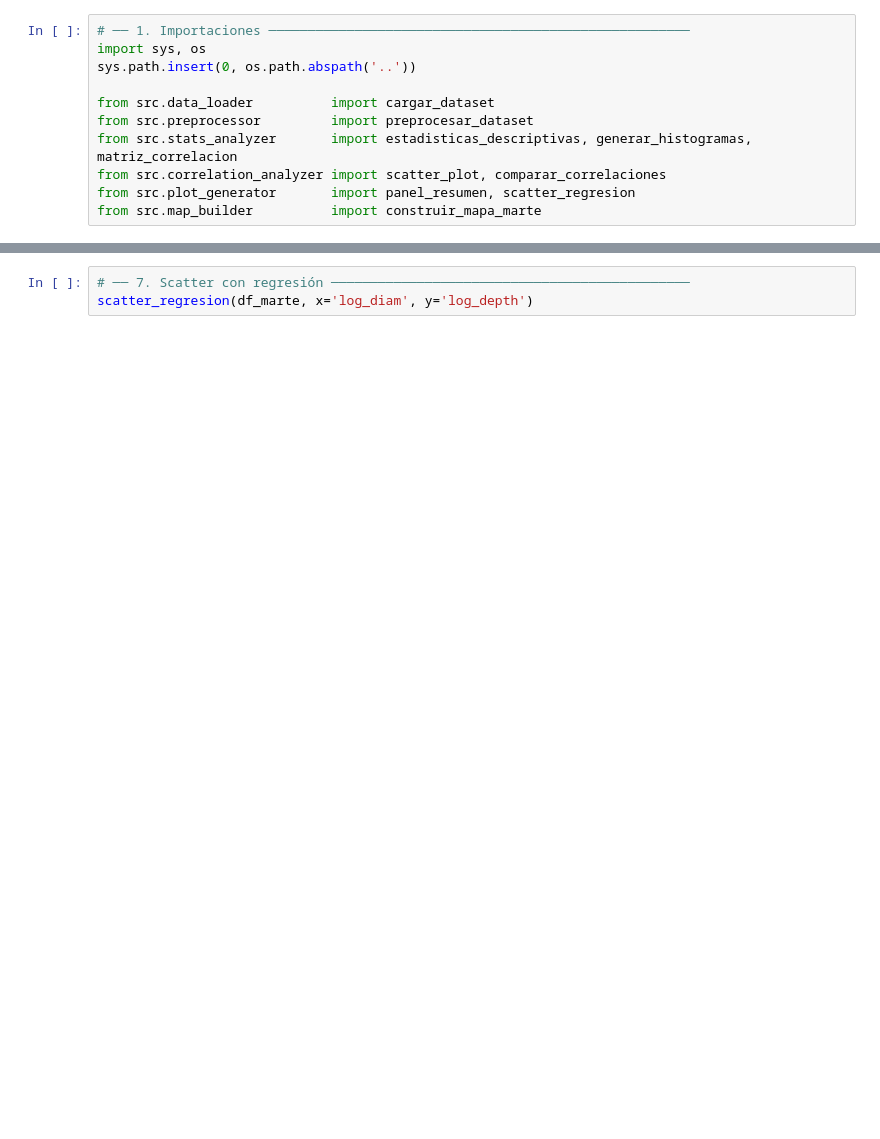
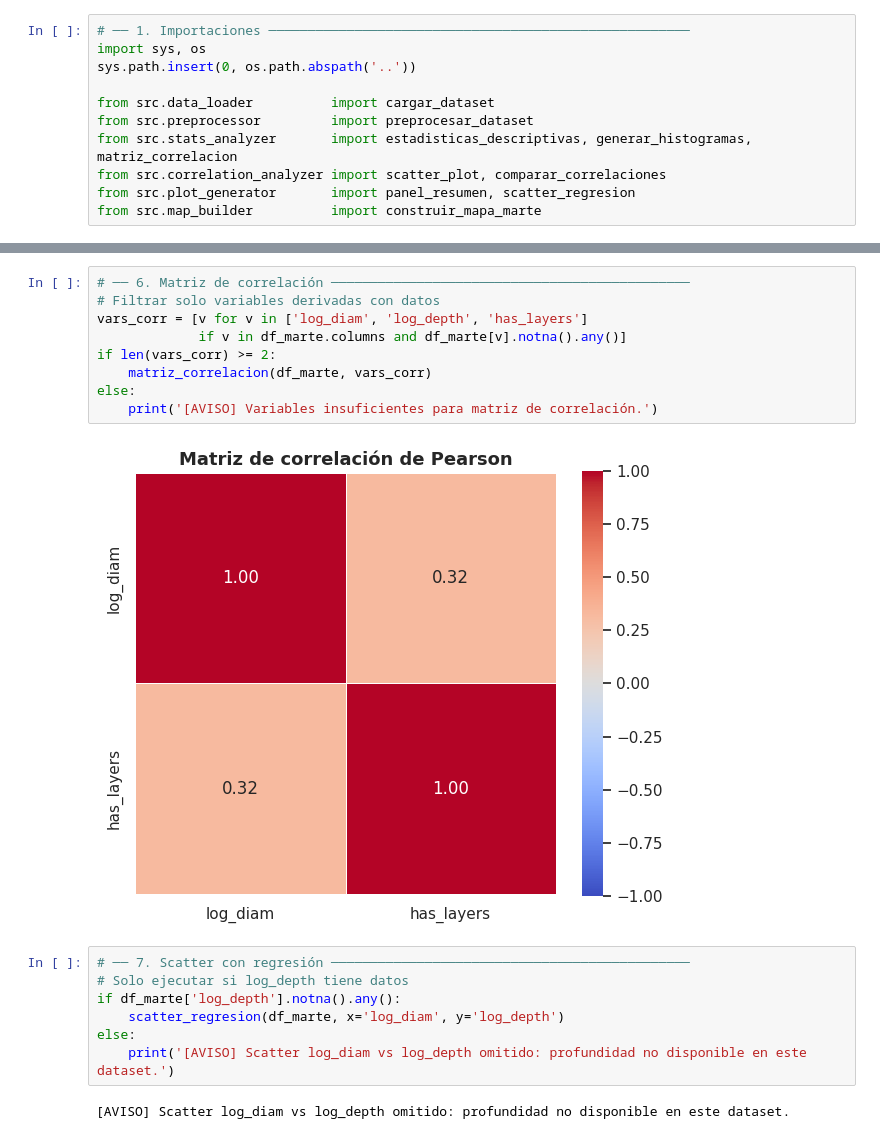
Before and after one commit to Adrian-Duque/CrateresMarte, a Jupyter notebook: notebooks/analisis_marte.ipynb, the cells around one changed output, grey strips where cells are left out. Drawn from its saved outputs; the diff is of its cells as text; blank space fills up the shorter version.

```diff
--- a/notebooks/analisis_marte.ipynb
+++ b/notebooks/analisis_marte.ipynb
@@ -43,6 +77,23 @@ matriz_correlacion(df_marte, vars_corr)
+# %%
+# ── 6. Matriz de correlación ──────────────────────────────────────────────
+# Filtrar solo variables derivadas con datos
+vars_corr = [v for v in ['log_diam', 'log_depth', 'has_layers']
+             if v in df_marte.columns and df_marte[v].notna().any()]
+if len(vars_corr) >= 2:
+    matriz_correlacion(df_marte, vars_corr)
+else:
+    print('[AVISO] Variables insuficientes para matriz de correlación.')
+# %% [output]
+[figure, added]
 # %%
 # ── 7. Scatter con regresión ──────────────────────────────────────────────
-scatter_regresion(df_marte, x='log_diam', y='log_depth')
+# Solo ejecutar si log_depth tiene datos
+if df_marte['log_depth'].notna().any():
+    scatter_regresion(df_marte, x='log_diam', y='log_depth')
+else:
+    print('[AVISO] Scatter log_diam vs log_depth omitido: profundidad no disponible en este dataset.')
+# %% [output]
+[AVISO] Scatter log_diam vs log_depth omitido: profundidad no disponible en este dataset.
 # %%
 # ── 8. Panel resumen ──────────────────────────────────────────────────────
 panel_resumen(df_marte, planeta='marte')
```
Also changed, not shown: parts of 12 cells of this notebook, 7 other files.
